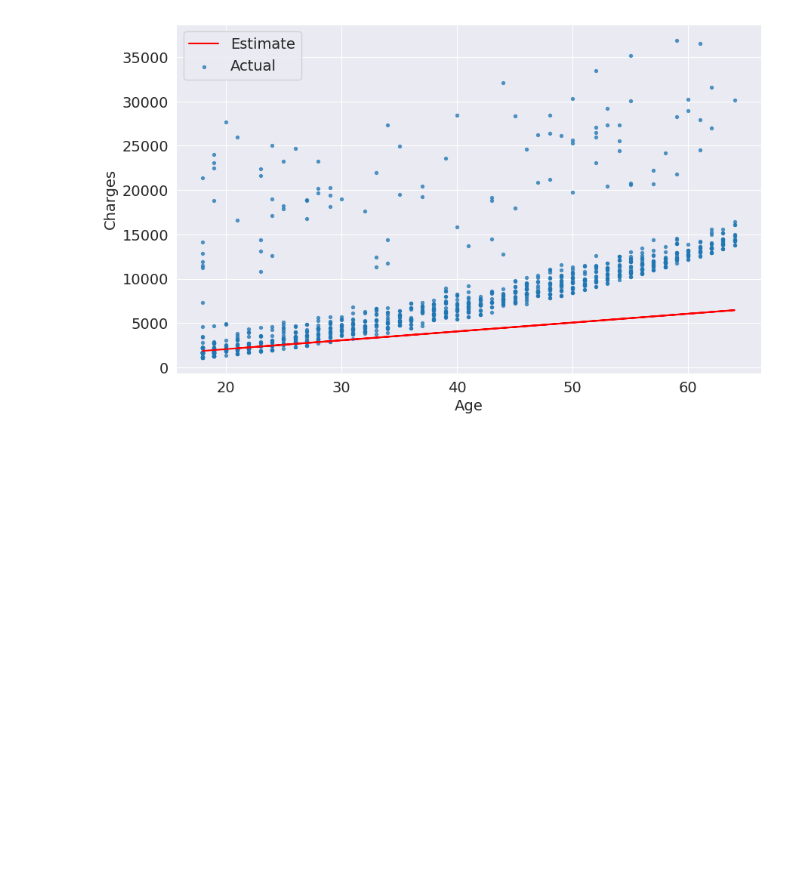
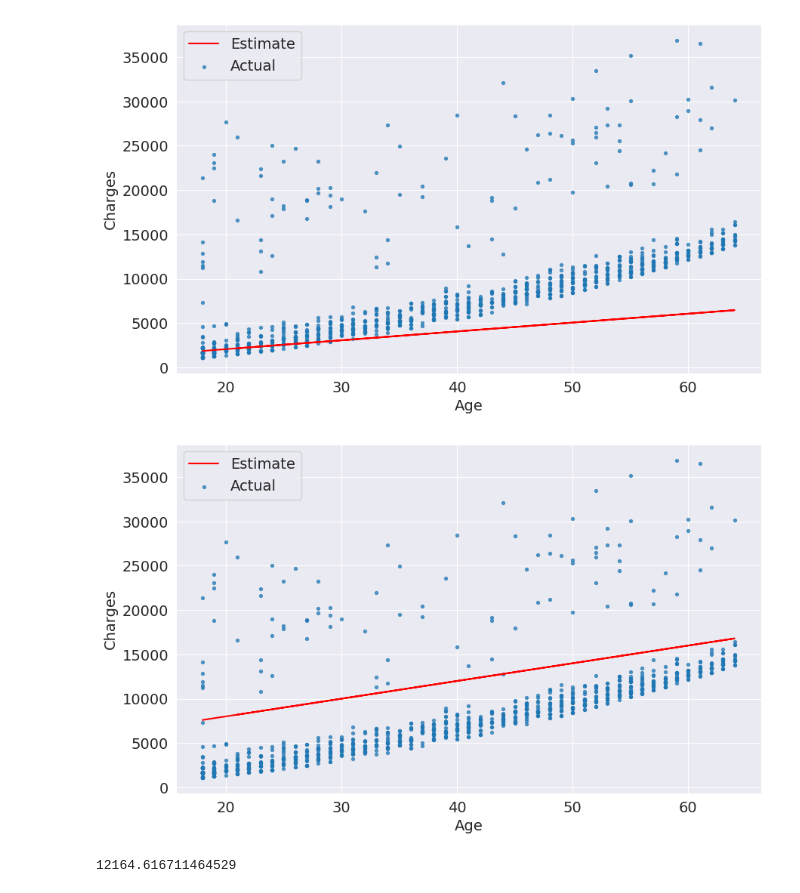
Before and after one commit to NostalgicWinters/ML, a Jupyter notebook: Part1/linearReg.ipynb, the cells around one changed output. Drawn from its saved outputs; the diff is of its cells as text; code cells hidden in the pictures; blank space fills up the shorter version.

Commit message:
RMSE

```diff
--- a/Part1/linearReg.ipynb
+++ b/Part1/linearReg.ipynb
@@ -346,0 +352,20 @@ plt.legend(['Estimate','Actual'])
+# %%
+w = 200
+b = 4000
+def try_parameters(w, b):
+    estimated_charges = estimate_charges(non_smoker_df.age,w,b)
+    plt.plot(ages, estimated_charges, "r")
+    plt.scatter(non_smoker_df.age, non_smoker_df.charges, s=8, alpha=0.7)
+    plt.xlabel("Age")
+    plt.ylabel("Charges")
+    plt.legend(['Estimate','Actual'])
+
+try_parameters(w,b)
+# %% [output]
+[figure, added]
+# %%
+predicted = estimate_charges(non_smoker_df.age, w, b)
+real = non_smoker_df.age
+print(rmse(real, predicted))
+# %% [output]
+12164.616711464529
```
Also changed, not shown: parts of 2 cells of this notebook.
